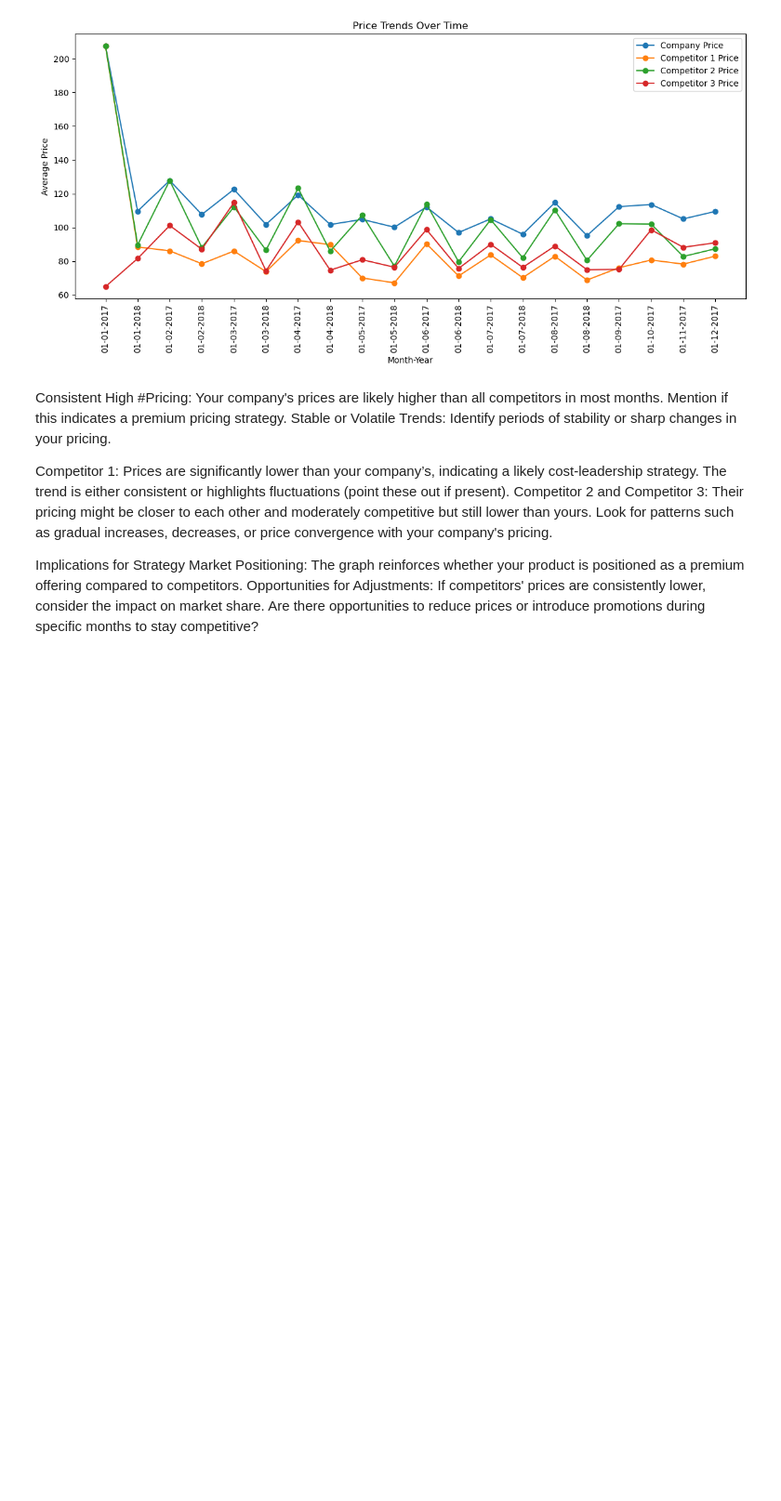
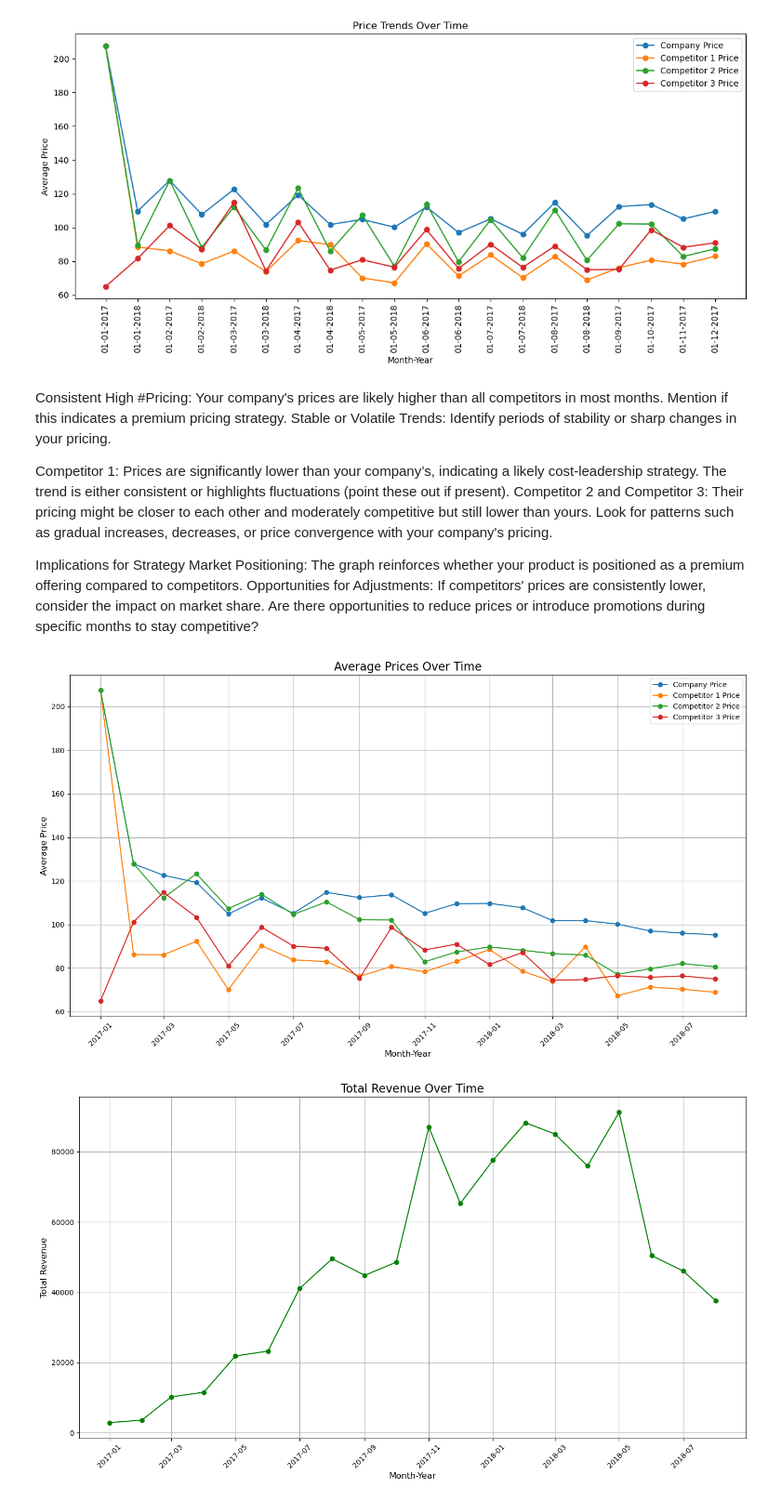
Before and after one commit to 143Gurpreet/pricing-analysis--1-, a Jupyter notebook: pricing analysis .ipynb, the cells around one changed output. Shown at 93% size. Saved outputs shown, nothing was run; the diff lists cells and outputs as text; code cells hidden in the pictures; blank space fills up the shorter version.

```diff
--- a/pricing analysis .ipynb
+++ b/pricing analysis .ipynb
@@ -460,0 +463,55 @@ Are there opportunities to reduce prices or introduce promotions during specific
+# %%
+
+# Convert 'month_year' to datetime
+df_cleaned = df_cleaned.copy()
+df_cleaned['month_year'] = pd.to_datetime(df_cleaned['month_year'], format='%d-%m-%Y')
+
+# Aggregate data by 'month_year'
+time_series_data = df_cleaned.groupby('month_year').agg({
+    'unit_price': 'mean',
+    'comp_1': 'mean',
+    'comp_2': 'mean',
+    'comp_3': 'mean',
+    'total_price': 'sum',
+    'qty': 'sum'
+}).reset_index()
+
+# Plot average prices over time
+plt.figure(figsize=(14, 8))
+plt.plot(time_series_data['month_year'], time_series_data['unit_price'], label='Company Price', marker='o')
+plt.plot(time_series_data['month_year'], time_series_data['comp_1'], label='Competitor 1 Price', marker='o')
+plt.plot(time_series_data['month_year'], time_series_data['comp_2'], label='Competitor 2 Price', marker='o')
+plt.plot(time_series_data['month_year'], time_series_data['comp_3'], label='Competitor 3 Price', marker='o')
+plt.title('Average Prices Over Time', fontsize=16)
+plt.xlabel('Month-Year', fontsize=12)
+plt.ylabel('Average Price', fontsize=12)
+plt.legend()
+plt.grid(True)
+plt.xticks(rotation=45)
+plt.tight_layout()
+plt.show()
+
+# Plot total revenue over time
+plt.figure(figsize=(14, 8))
+plt.plot(time_series_data['month_year'], time_series_data['total_price'], label='Total Revenue', color='green', marker='o')
+plt.title('Total Revenue Over Time', fontsize=16)
+plt.xlabel('Month-Year', fontsize=12)
+plt.ylabel('Total Revenue', fontsize=12)
+plt.grid(True)
+plt.xticks(rotation=45)
+plt.tight_layout()
+plt.show()
+
+# Plot quantity sold over time
+plt.figure(figsize=(14, 8))
+plt.plot(time_series_data['month_year'], time_series_data['qty'], label='Quantity Sold', color='orange', marker='o')
+plt.title('Quantity Sold Over Time', fontsize=16)
+plt.xlabel('Month-Year', fontsize=12)
+plt.ylabel('Quantity Sold', fontsize=12)
+plt.grid(True)
+plt.xticks(rotation=45)
+plt.tight_layout()
+plt.show()
+# %% [output]
+[figure, added]
+[figure, added]
```
Also changed, not shown: parts of 5 cells of this notebook, 2 other files.
